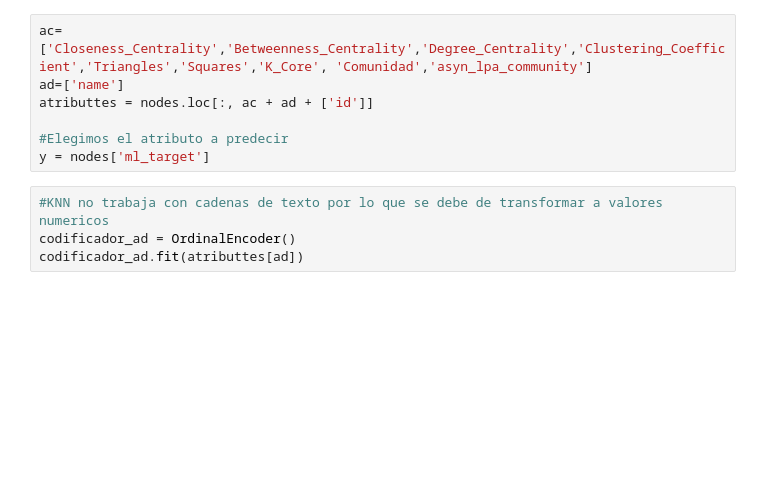
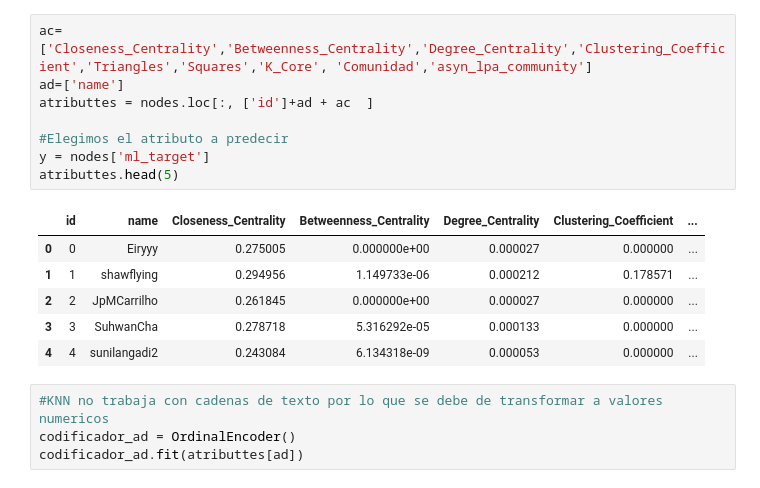
Before and after one commit to angelalop03/AprendizajeAutomaticoRelacional-G1, a Jupyter notebook: Modelos/KNN.ipynb, the cells around one changed output. Cells and saved outputs as stored; diff of their text form; blank space fills up the shorter version.

```diff
--- a/Modelos/KNN.ipynb
+++ b/Modelos/KNN.ipynb
@@ -37,10 +34,18 @@ nodes.head(10)
 # %%
 ac=['Closeness_Centrality','Betweenness_Centrality','Degree_Centrality','Clustering_Coefficient','Triangles','Squares','K_Core', 'Comunidad','asyn_lpa_community']
 ad=['name']
-atributtes = nodes.loc[:, ac + ad + ['id']]
+atributtes = nodes.loc[:, ['id']+ad + ac  ]
 
 #Elegimos el atributo a predecir
 y = nodes['ml_target']
+atributtes.head(5)
+# %% [output]
+|  | id | name | Closeness_Centrality | Betweenness_Centrality | Degree_Centrality | Clustering_Coefficient | ... |
+| 0 | 0 | Eiryyy | 0.275005 | 0.000000e+00 | 0.000027 | 0.000000 | ... |
+| 1 | 1 | shawflying | 0.294956 | 1.149733e-06 | 0.000212 | 0.178571 | ... |
+| 2 | 2 | JpMCarrilho | 0.261845 | 0.000000e+00 | 0.000027 | 0.000000 | ... |
+| 3 | 3 | SuhwanCha | 0.278718 | 5.316292e-05 | 0.000133 | 0.000000 | ... |
+| 4 | 4 | sunilangadi2 | 0.243084 | 6.134318e-09 | 0.000053 | 0.000000 | ... |
 # %%
 #KNN no trabaja con cadenas de texto por lo que se debe de transformar a valores numericos
 codificador_ad = OrdinalEncoder()
```
Also changed, not shown: parts of 6 cells of this notebook, 6 other files.
